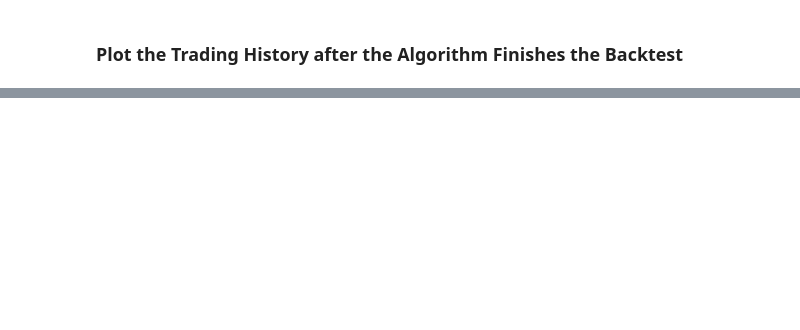
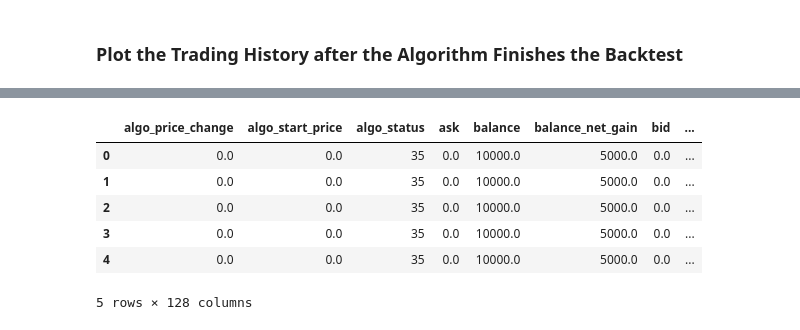
Before and after one commit to AlgoTraders/stock-analysis-engine, a Jupyter notebook: compose/docker/notebooks/Run-a-Custom-Trading-Algorithm-Backtest-with-Minute-Timeseries-Pricing-Data.ipynb, the cells around one changed output, grey strips where cells are left out. Cells and saved outputs as stored; diff of their text form; code cells hidden in the pictures; blank space fills up the shorter version.

```diff
--- a/compose/docker/notebooks/Run-a-Custom-Trading-Algorithm-Backtest-with-Minute-Timeseries-Pricing-Data.ipynb
+++ b/compose/docker/notebooks/Run-a-Custom-Trading-Algorithm-Backtest-with-Minute-Timeseries-Pricing-Data.ipynb
@@ -333,0 +379,10 @@ else:
+# %%
+history_df.head(5)
+# %% [output]
+|  | algo_price_change | algo_start_price | algo_status | ask | balance | balance_net_gain | bid | ... |
+| 0 | 0.0 | 0.0 | 35 | 0.0 | 10000.0 | 5000.0 | 0.0 | ... |
+| 1 | 0.0 | 0.0 | 35 | 0.0 | 10000.0 | 5000.0 | 0.0 | ... |
+| 2 | 0.0 | 0.0 | 35 | 0.0 | 10000.0 | 5000.0 | 0.0 | ... |
+| 3 | 0.0 | 0.0 | 35 | 0.0 | 10000.0 | 5000.0 | 0.0 | ... |
+| 4 | 0.0 | 0.0 | 35 | 0.0 | 10000.0 | 5000.0 | 0.0 | ... |
+5 rows × 128 columns
```
Also changed, not shown: parts of 4 cells of this notebook, 1 other file.
